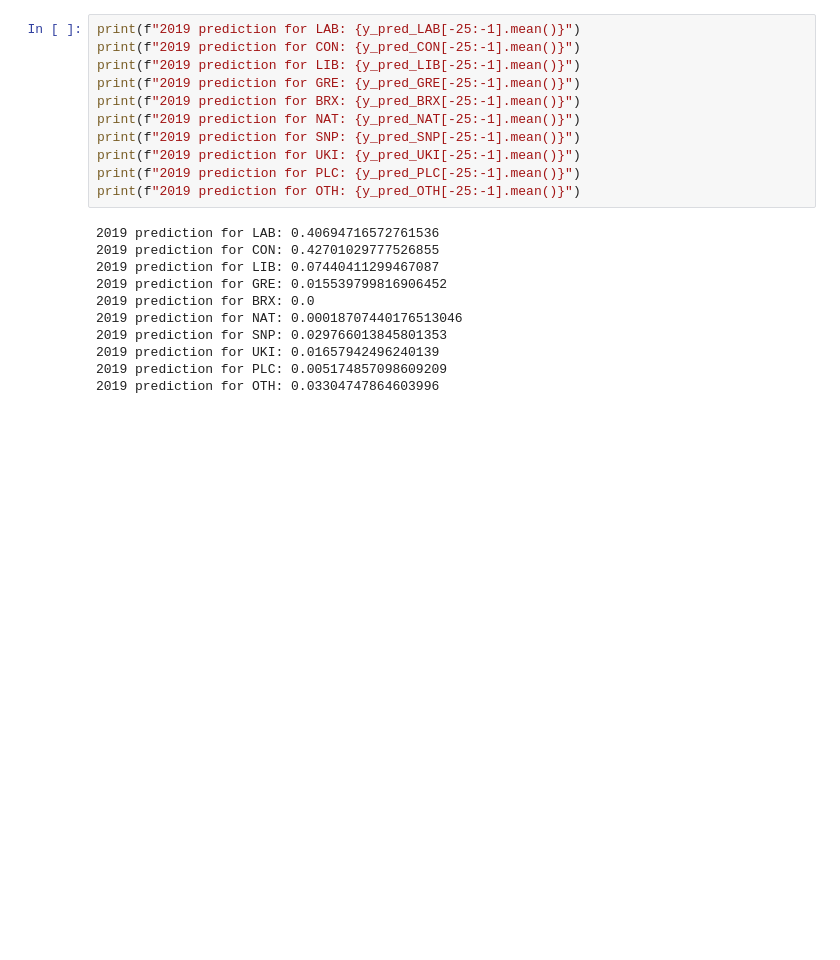
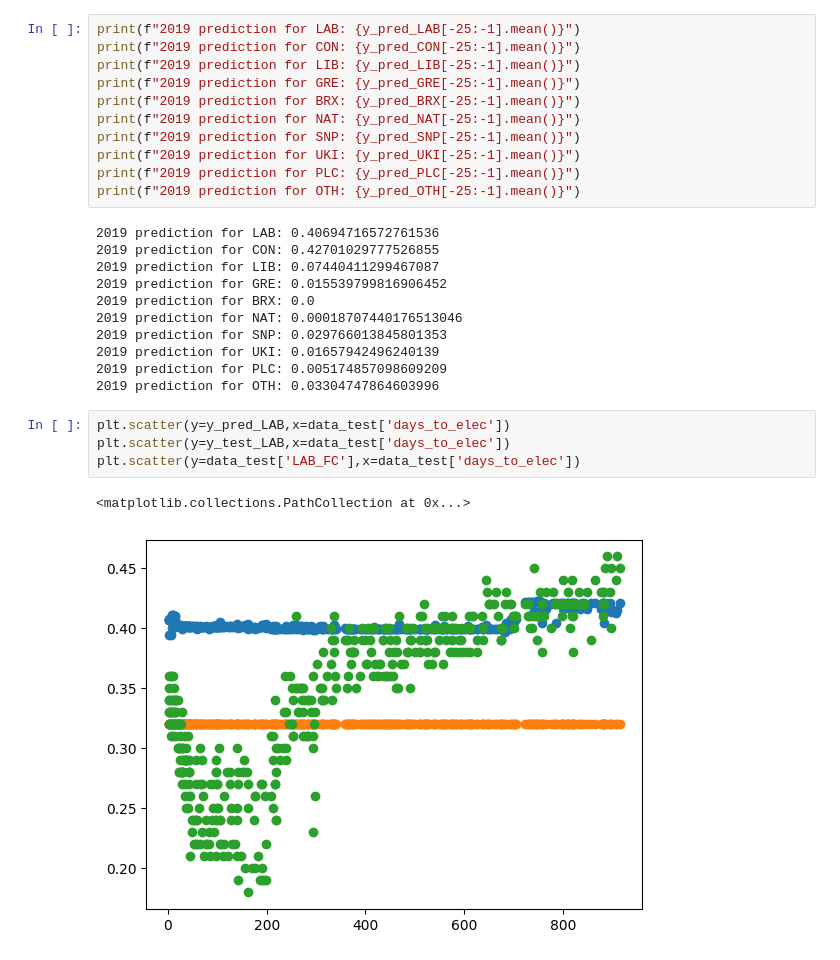
Before and after one commit to oscarhibbert/election-predictor, a Jupyter notebook: notebooks/ns_ons_xgboost.ipynb, the cells around one changed output. Saved outputs shown, nothing was run; the diff lists cells and outputs as text; blank space fills up the shorter version.

```diff
--- a/notebooks/ns_ons_xgboost.ipynb
+++ b/notebooks/ns_ons_xgboost.ipynb
@@ -381,4 +381,11 @@ print(f"2019 prediction for OTH: {y_pred_OTH[-25:-1].mean()}")
 2019 prediction for UKI: 0.01657942496240139
 2019 prediction for PLC: 0.005174857098609209
 2019 prediction for OTH: 0.03304747864603996
+# %%
+plt.scatter(y=y_pred_LAB,x=data_test['days_to_elec'])
+plt.scatter(y=y_test_LAB,x=data_test['days_to_elec'])
+plt.scatter(y=data_test['LAB_FC'],x=data_test['days_to_elec'])
+# %% [output]
+<matplotlib.collections.PathCollection at 0x...>
+[figure, added]
 # %%
```
Also changed, not shown: parts of 1 cell of this notebook.
